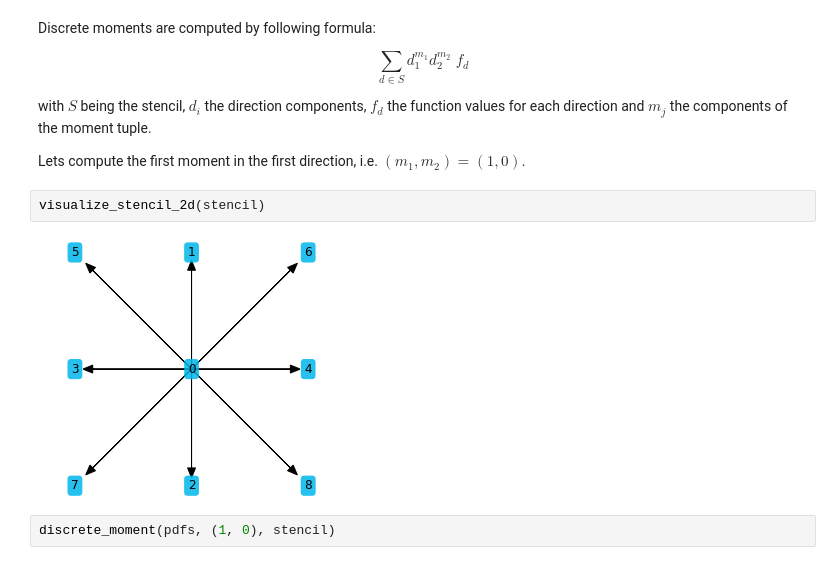
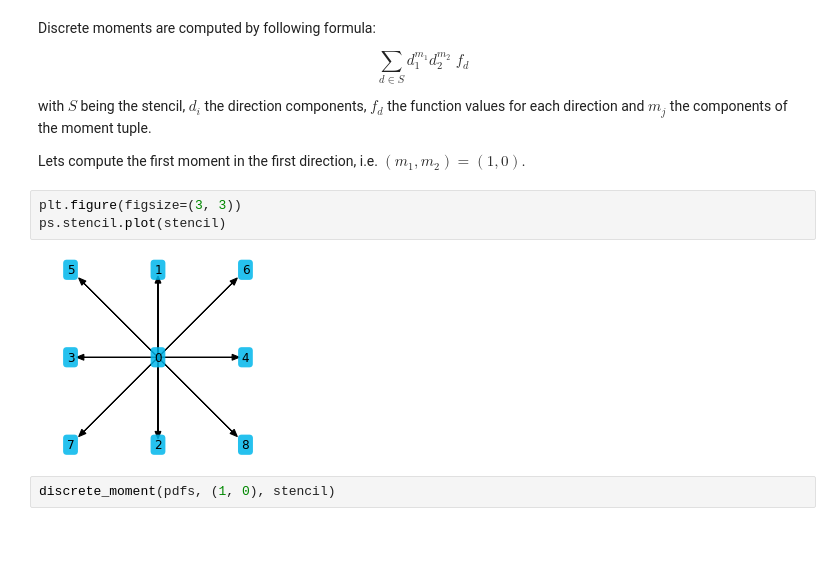
Before and after one commit to mabau/lbmpy, a Jupyter notebook: doc/notebooks/demo_moments_cumulants_and_maxwellian_equilibrium.ipynb, the cells around one changed output. Drawn from its saved outputs; the diff is of its cells as text; blank space fills up the shorter version.

```diff
--- a/doc/notebooks/demo_moments_cumulants_and_maxwellian_equilibrium.ipynb
+++ b/doc/notebooks/demo_moments_cumulants_and_maxwellian_equilibrium.ipynb
@@ -30,10 +27,11 @@ $$ \sum_{d \in S} d_1^{m_1} d_2^{m_2} \; f_d  $$
 with $S$ being the stencil, $d_i$ the direction components, $f_d$ the function values for each direction and $m_j$ the components of the moment tuple.
 
 Lets compute the first moment in the first direction, i.e. $(m_1, m_2) = (1,0)$.
-# %%
-visualize_stencil_2d(stencil)
-# %% [output]
-[figure, removed]
+# %%
+plt.figure(figsize=(3, 3))
+ps.stencil.plot(stencil)
+# %% [output]
+[figure, added]
 # %%
 discrete_moment(pdfs, (1, 0), stencil)
 # %% [output]
```
Also changed, not shown: parts of 8 cells of this notebook, 25 other files.
